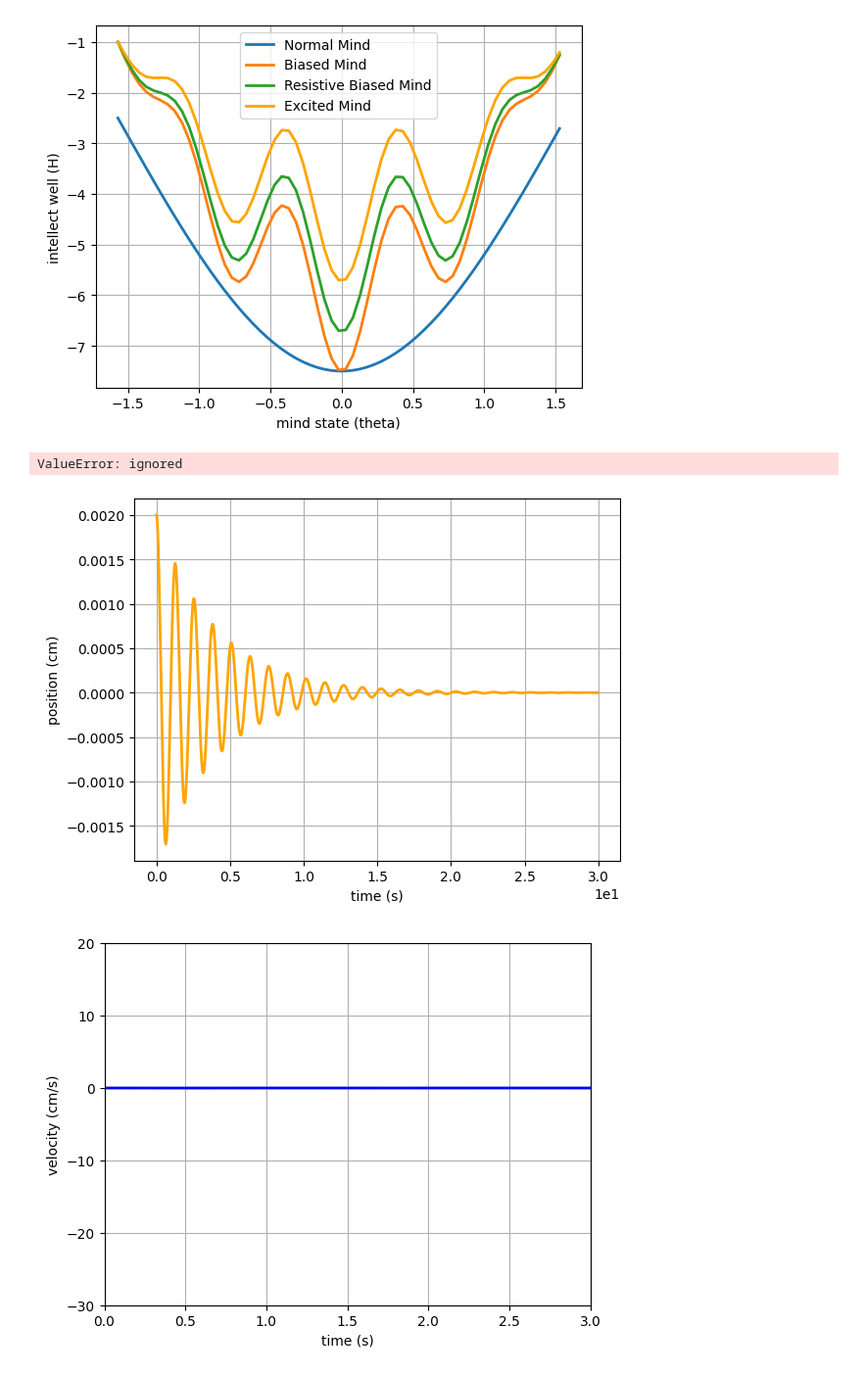
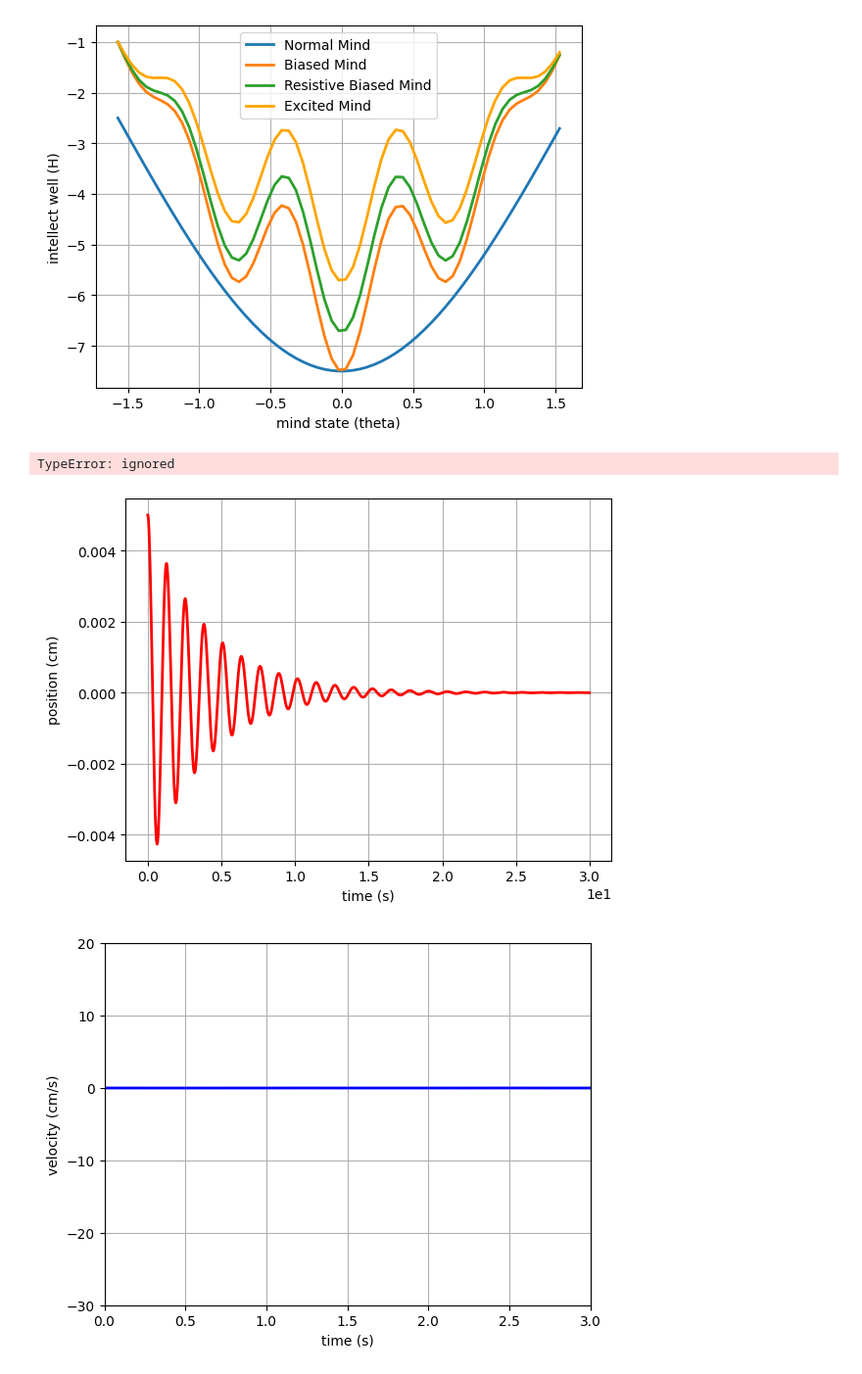
Before and after one commit to ShounakDas101/multibody, a Jupyter notebook: flip_mind_ODE.ipynb, the cells around one changed output. Shown: that part at 98% size. Saved outputs shown, nothing was run; the diff lists cells and outputs as text; code cells hidden in the pictures.

```diff
--- a/flip_mind_ODE.ipynb
+++ b/flip_mind_ODE.ipynb
@@ -49,8 +49,4 @@ def coupled_osc(x, v):
 # Next, we create an array of the desired times for the solution.
 time = np.arange(0, 30, 1e-2)
 # %%
-#    position, velocity = odeint(coupled_osc, [3e-3, 0], time).T
-#else:
-position, velocity = odeint(coupled_osc, [2e-3, 0], time).T
+position, velocity = odeint(coupled_osc, [5e-3, 0], time).T
-# %% [output]
-ValueError: ignored
@@ -57,12 +64,16 @@ ValueError: ignored
+# %%
+a, b = Euler2(coupled_osc,1,2,3,4)
+# %% [output]
+TypeError: ignored
 # %%
 # A plot of the fluid height (position) inside the straw as a function of time.
-plt.plot(time, position, 'orange', linewidth = 2)
+plt.plot(time, position, 'red', linewidth = 2)
 plt.xlabel('time (s)')
 plt.ylabel('position (cm)')
 plt.ticklabel_format(style='sci', axis='x', scilimits=(0,0))
 plt.grid(True)
 # %% [output]
-[figure, old version]
+[figure, new version]
 # %%
 # A plot of the fluid velcoity as a function of time.
 plt.plot(time, velocity, 'blue', linewidth = 2)
```
Also changed, not shown: parts of 1 cell of this notebook.
